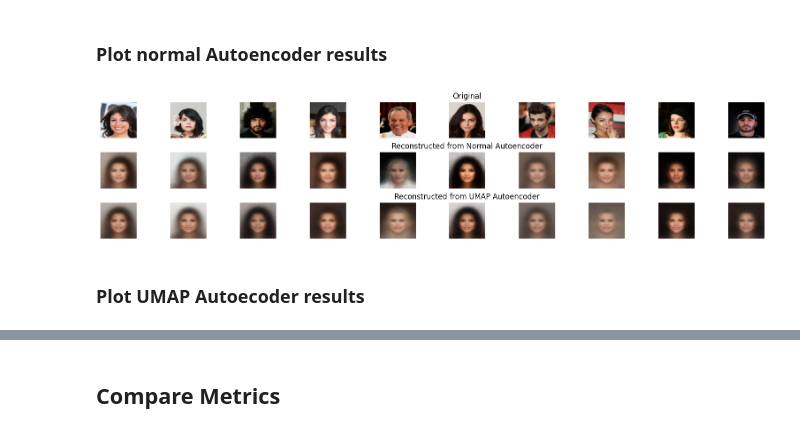
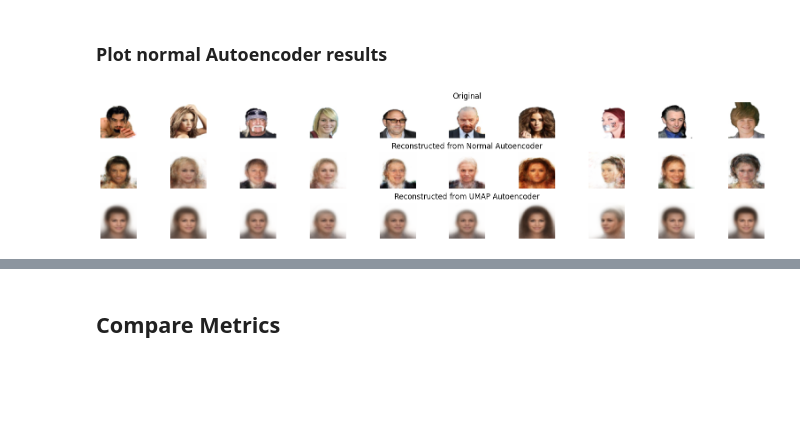
Before and after one commit to adrianlopezlanchares/umap-autoencoder, a Jupyter notebook: notebooks/umap-autoencoder-celeba.ipynb, the cells around one changed output, grey strips where cells are left out. Cells and saved outputs as stored; diff of their text form; code cells hidden in the pictures; blank space fills up the shorter version.

Commit message:
celeba autoencoder umap jupyter completed

```diff
--- a/notebooks/umap-autoencoder-celeba.ipynb
+++ b/notebooks/umap-autoencoder-celeba.ipynb
@@ -34,6 +34,6 @@ Data is already downloaded. Skipping download.
 # WARNING!! The dataset is very large (1.7GB), so this will take a very long time
 # Processing 10% of images took me 1 hour to load and compute UMAP embeddings (@ umap embedding_dim=2).
 # Best model was trained on the University's DGX cluster.
-train_images, test_images = get_celeba_image_np_arrays(process_size=0.01)
+train_images, test_images = get_celeba_image_np_arrays(process_size=0.1)
 full_images = np.concatenate([train_images, test_images], axis=0)
 # %% [output]
@@ -183,0 +190,22 @@ Training complete.
+# %%
+flat_full_images = full_images.reshape(full_images.shape[0], -1)
+
+embedding_dim = 1024
+autoencoder_input_dim = flat_full_images.shape[1]
+
+normal_autoencoder = CelebAAutoencoder(
+    input_dim=autoencoder_input_dim, embedding_dim=embedding_dim
+)
+umap_autoencoder = CelebAAutoencoder(
+    input_dim=autoencoder_input_dim, embedding_dim=embedding_dim
+)
+
+# Load models from models/celeba_normal_autoencoder.pth and models/celeba_umap_autoencoder.pth
+project_dir = Path("..").resolve()
+models_dir = project_dir / "models"
+normal_model_path = models_dir / "celeba_normal_autoencoder.pth"
+umap_model_path = models_dir / "celeba_umap_autoencoder.pth"
+normal_autoencoder.load_state_dict(torch.load(normal_model_path))
+umap_autoencoder.load_state_dict(torch.load(umap_model_path))
+normal_autoencoder.to(device)
+umap_autoencoder.to(device)
@@ -188,6 +234,8 @@ Training complete.
 # %% [markdown]
 ### Plot normal Autoencoder results
 # %%
+device = torch.device("cuda" if torch.cuda.is_available() else "cpu")
+
 # Plot example image and reconstructions
 normal_autoencoder.eval()
 umap_autoencoder.eval()
@@ -195,33 +243,31 @@ with torch.no_grad():
     sample_images, _ = next(iter(flat_test_loader))
     sample_images = sample_images.to(device).float()
 
     normal_autoencoder_reconstructed = normal_autoencoder(sample_images).cpu().numpy()
     umap_autoencoder_reconstructed = umap_autoencoder(sample_images).cpu().numpy()
 
     sample_images = sample_images.cpu().numpy()
     n = 10
 
     fig, ax = plt.subplots(3, n, figsize=(20, 4))
 for i in range(n):
     # Original
     ax[0, i].imshow(sample_images[i].reshape(64, 64, 3))
     ax[0, i].axis("off")
 
     # Reconstructed from Normal autoencoder
     ax[1, i].imshow(normal_autoencoder_reconstructed[i].reshape(64, 64, 3))
     ax[1, i].axis("off")
 
     # Reconstructed from UMAP autoencoder
     ax[2, i].imshow(umap_autoencoder_reconstructed[i].reshape(64, 64, 3))
     ax[2, i].axis("off")
 
 # Set titles
 ax[0, 5].set_title("Original")
 ax[1, 5].set_title("Reconstructed from Normal Autoencoder")
 ax[2, 5].set_title("Reconstructed from UMAP Autoencoder")
 plt.subplots_adjust(hspace=0.4)
 plt.show()
 # %% [output]
-[figure, old version]
+[figure, new version]
-# %% [markdown]
-### Plot UMAP Autoecoder results
```
Also changed, not shown: parts of 8 cells of this notebook, 2 other files.
